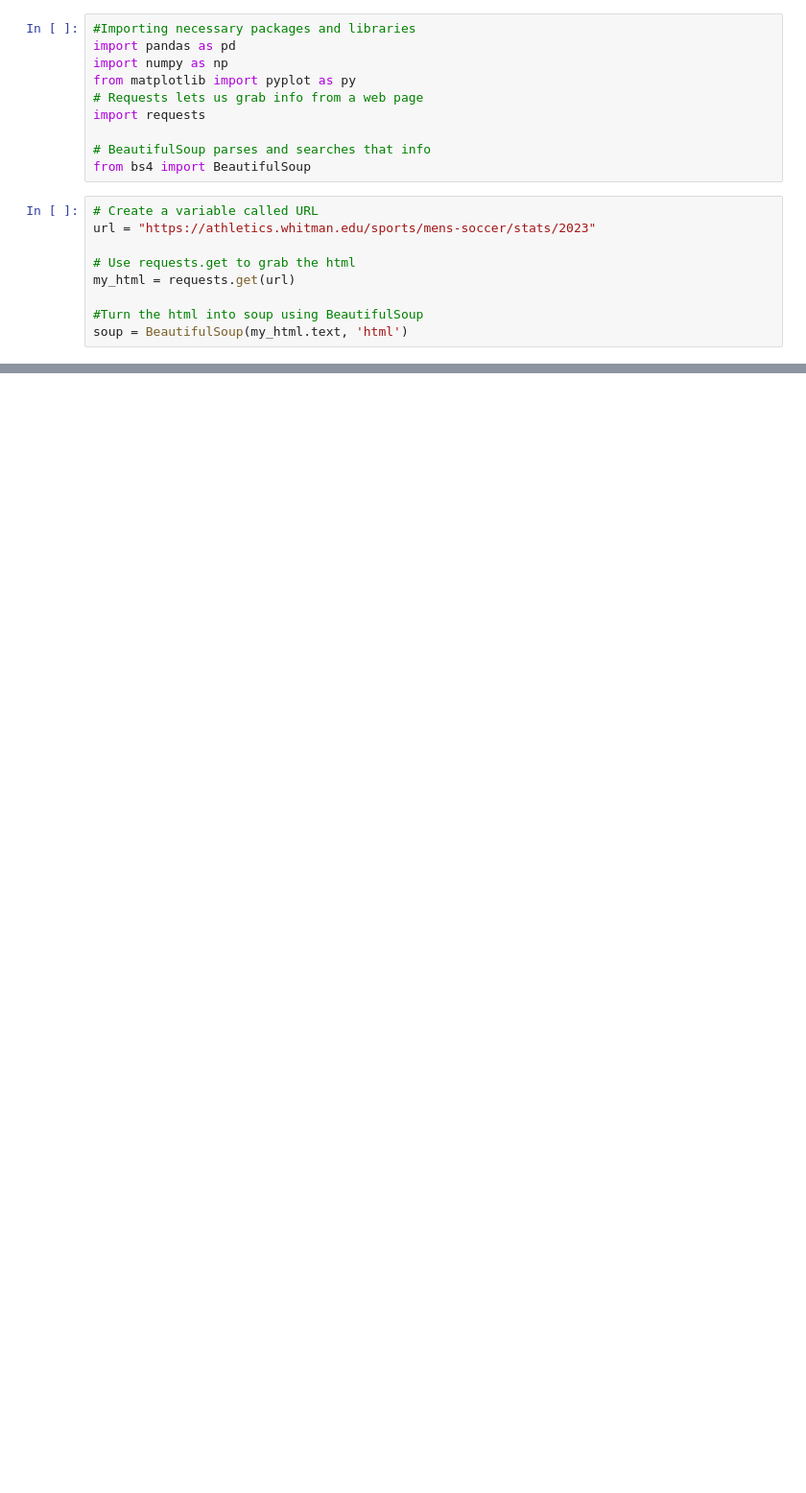
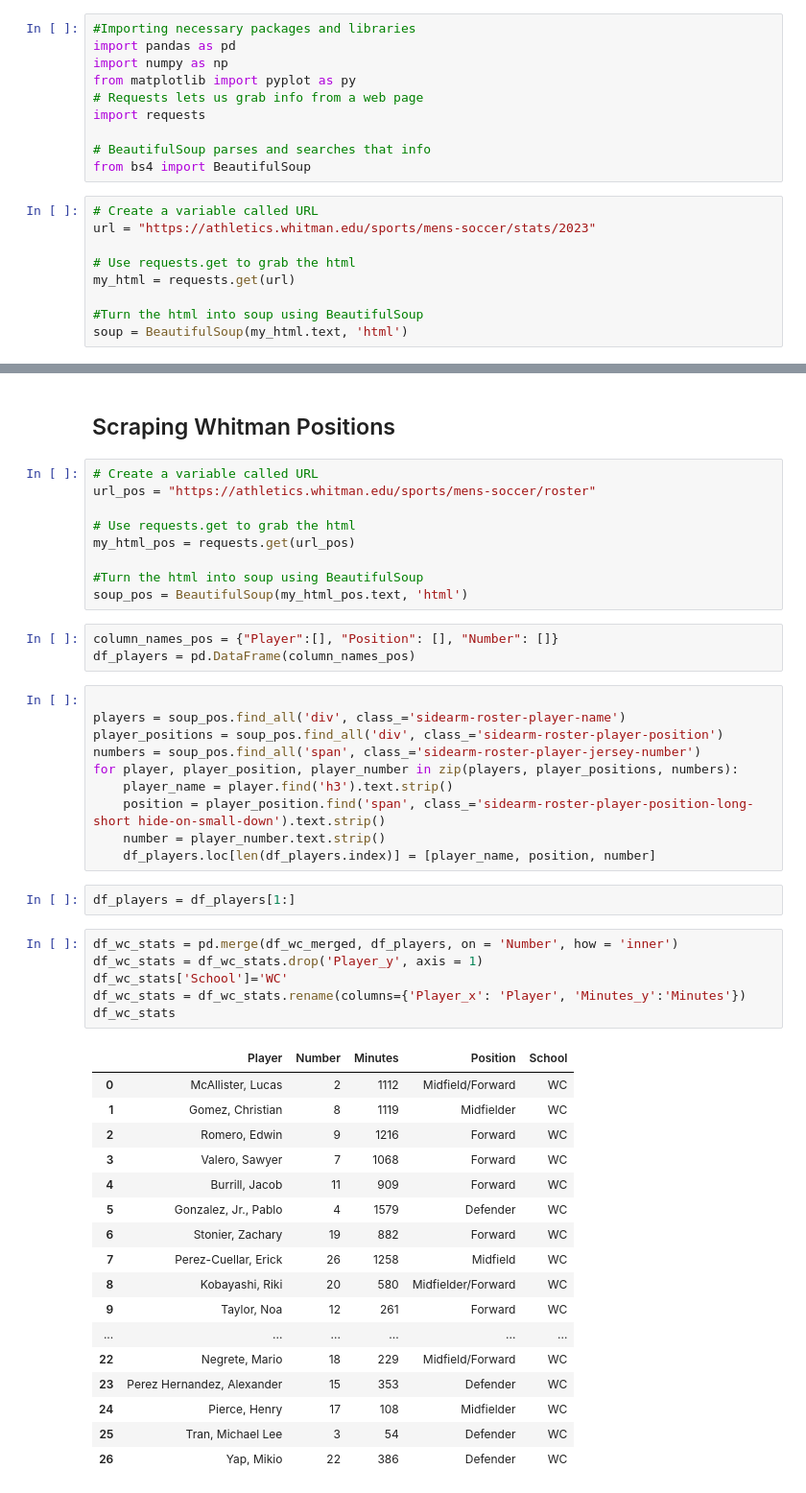
Before and after one commit to bern1e/project9, a Jupyter notebook: Project 9.ipynb, the cells around one changed output, grey strips where cells are left out. Shown: that part at 96% size. Cells and saved outputs as stored; diff of their text form; blank space fills up the shorter version.

```diff
--- a/Project 9.ipynb
+++ b/Project 9.ipynb
@@ -85,0 +96,50 @@ df2
+# %% [markdown]
+## Scraping Whitman Positions
+# %%
+# Create a variable called URL
+url_pos = "https://athletics.whitman.edu/sports/mens-soccer/roster"
+
+# Use requests.get to grab the html
+my_html_pos = requests.get(url_pos)
+
+#Turn the html into soup using BeautifulSoup
+soup_pos = BeautifulSoup(my_html_pos.text, 'html')
+# %%
+column_names_pos = {"Player":[], "Position": [], "Number": []}
+df_players = pd.DataFrame(column_names_pos)
+# %%
+
+players = soup_pos.find_all('div', class_='sidearm-roster-player-name')
+player_positions = soup_pos.find_all('div', class_='sidearm-roster-player-position')
+numbers = soup_pos.find_all('span', class_='sidearm-roster-player-jersey-number')
+for player, player_position, player_number in zip(players, player_positions, numbers):
+    player_name = player.find('h3').text.strip()
+    position = player_position.find('span', class_='sidearm-roster-player-position-long-short hide-on-small-down').text.strip()
+    number = player_number.text.strip()
+    df_players.loc[len(df_players.index)] = [player_name, position, number]
+# %%
+df_players = df_players[1:]
+# %%
+df_wc_stats = pd.merge(df_wc_merged, df_players, on = 'Number', how = 'inner')
+df_wc_stats = df_wc_stats.drop('Player_y', axis = 1)
+df_wc_stats['School']='WC'
+df_wc_stats = df_wc_stats.rename(columns={'Player_x': 'Player', 'Minutes_y':'Minutes'})
+df_wc_stats
+# %% [output]
+|  | Player | Number | Minutes | Position | School |
+| 0 | McAllister, Lucas | 2 | 1112 | Midfield/Forward | WC |
+| 1 | Gomez, Christian | 8 | 1119 | Midfielder | WC |
+| 2 | Romero, Edwin | 9 | 1216 | Forward | WC |
+| 3 | Valero, Sawyer | 7 | 1068 | Forward | WC |
+| 4 | Burrill, Jacob | 11 | 909 | Forward | WC |
+| 5 | Gonzalez, Jr., Pablo | 4 | 1579 | Defender | WC |
+| 6 | Stonier, Zachary | 19 | 882 | Forward | WC |
+| 7 | Perez-Cuellar, Erick | 26 | 1258 | Midfield | WC |
+| 8 | Kobayashi, Riki | 20 | 580 | Midfielder/Forward | WC |
+| 9 | Taylor, Noa | 12 | 261 | Forward | WC |
+| ... | ... | ... | ... | ... | ... |
+| 22 | Negrete, Mario | 18 | 229 | Midfield/Forward | WC |
+| 23 | Perez Hernandez, Alexander | 15 | 353 | Defender | WC |
+| 24 | Pierce, Henry | 17 | 108 | Midfielder | WC |
+| 25 | Tran, Michael Lee | 3 | 54 | Defender | WC |
+| 26 | Yap, Mikio | 22 | 386 | Defender | WC |
```
Also changed, not shown: parts of 19 cells of this notebook.
